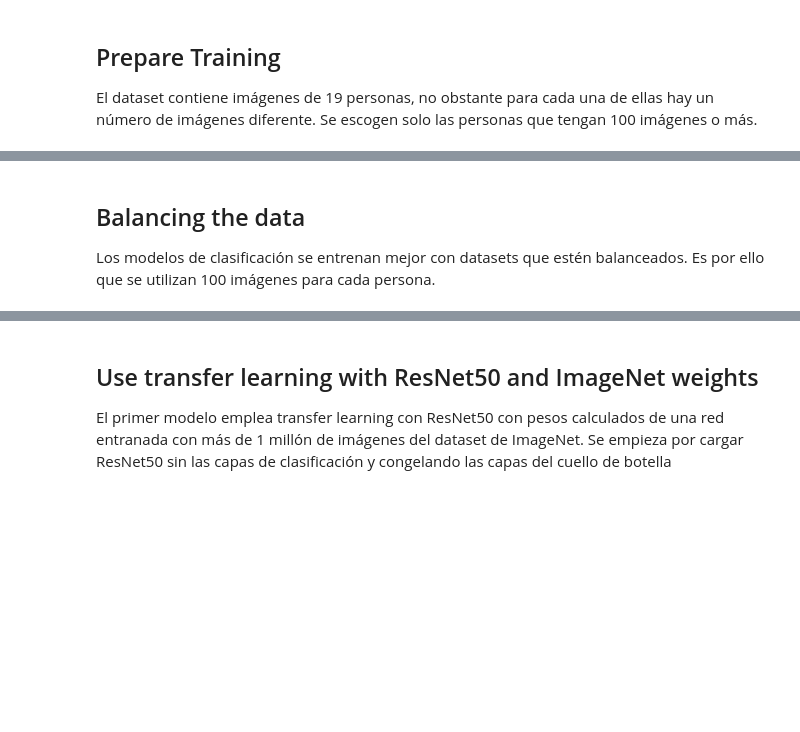
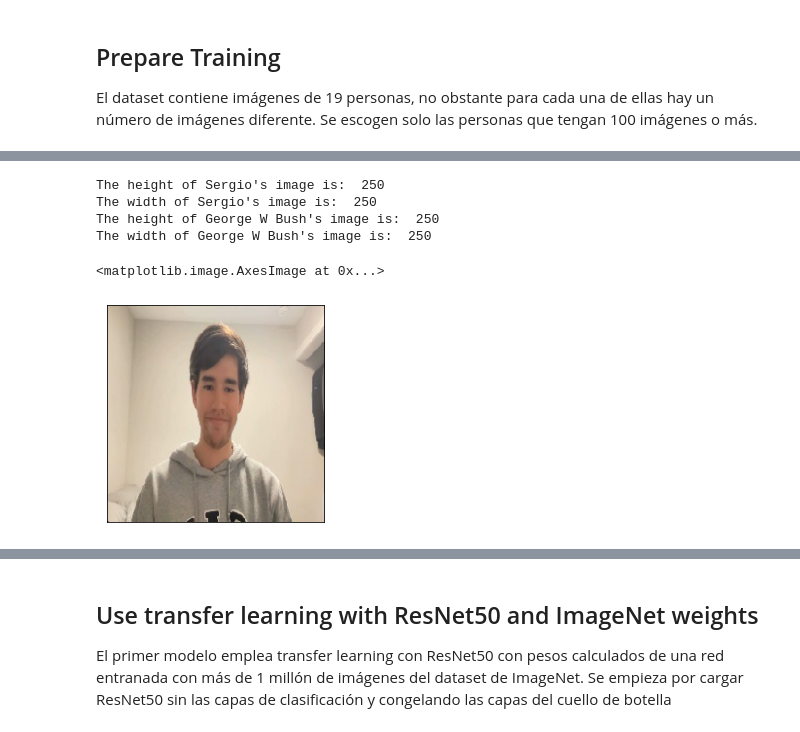
Before and after one commit to SergioCuencaNunez/TFG.-Reconocimiento-Facial, a Jupyter notebook: models/cnn_model_2.ipynb, the cells around one changed output, grey strips where cells are left out. Cells and saved outputs as stored; diff of their text form; code cells hidden in the pictures; blank space fills up the shorter version.

Commit message:
modelos actualizados

```diff
--- a/models/cnn_model_2.ipynb
+++ b/models/cnn_model_2.ipynb
@@ -72,4 +78,36 @@ for i, axi in enumerate(ax.flat):
-# %% [markdown]
-## Balancing the data
-
-Los modelos de clasificación se entrenan mejor con datasets que estén balanceados. Es por ello que se utilizan 100 imágenes para cada persona.
+# %%
+import cv2
+
+# get image
+filepath = "/content/drive/MyDrive/Colab Notebooks/scikit_learn_data/lfw_home/lfw_funneled/Sergio_Cuenca/Sergio_Cuenca_0001.jpg"
+filepath2 = "/content/drive/MyDrive/Colab Notebooks/scikit_learn_data/lfw_home/lfw_funneled/George_W_Bush/George_W_Bush_0001.jpg"
+image = cv2.imread(filepath)
+image2 = cv2.imread(filepath2)
+
+# get width and height
+height, width = image.shape[:2]
+
+# display width and height
+print("The height of Sergio's image is: ", height)
+print("The width of Sergio's image is: ", width)
+
+# get width and height
+height2, width2 = image2.shape[:2]
+
+# display width and height
+print("The height of George W Bush's image is: ", height2)
+print("The width of George W Bush's image is: ", width2)
+# %% [output]
+The height of Sergio's image is:  250
+The width of Sergio's image is:  250
+The height of George W Bush's image is:  250
+The width of George W Bush's image is:  250
+# %%
+import keras.utils as image
+x = image.load_img('/content/drive/MyDrive/Colab Notebooks/scikit_learn_data/lfw_home/lfw_funneled/Sergio_Cuenca/Sergio_Cuenca_0001.jpg', target_size=(224, 224))
+plt.xticks([])
+plt.yticks([])
+plt.imshow(x)
+# %% [output]
+<matplotlib.image.AxesImage at 0x...>
+[figure, added]
```
Also changed, not shown: parts of 34 cells of this notebook.
